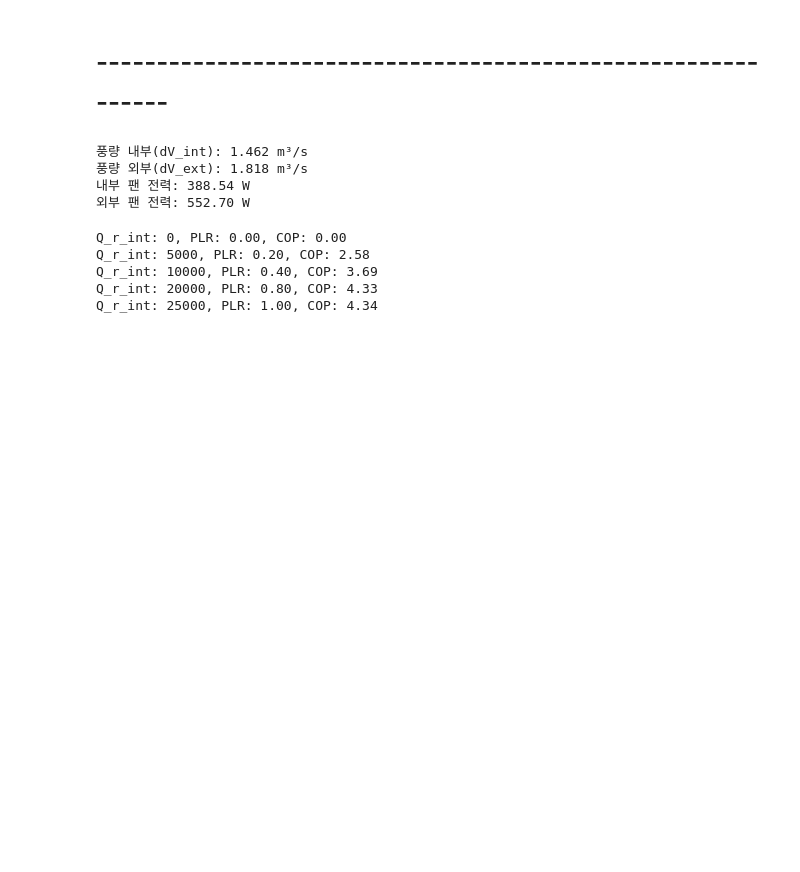
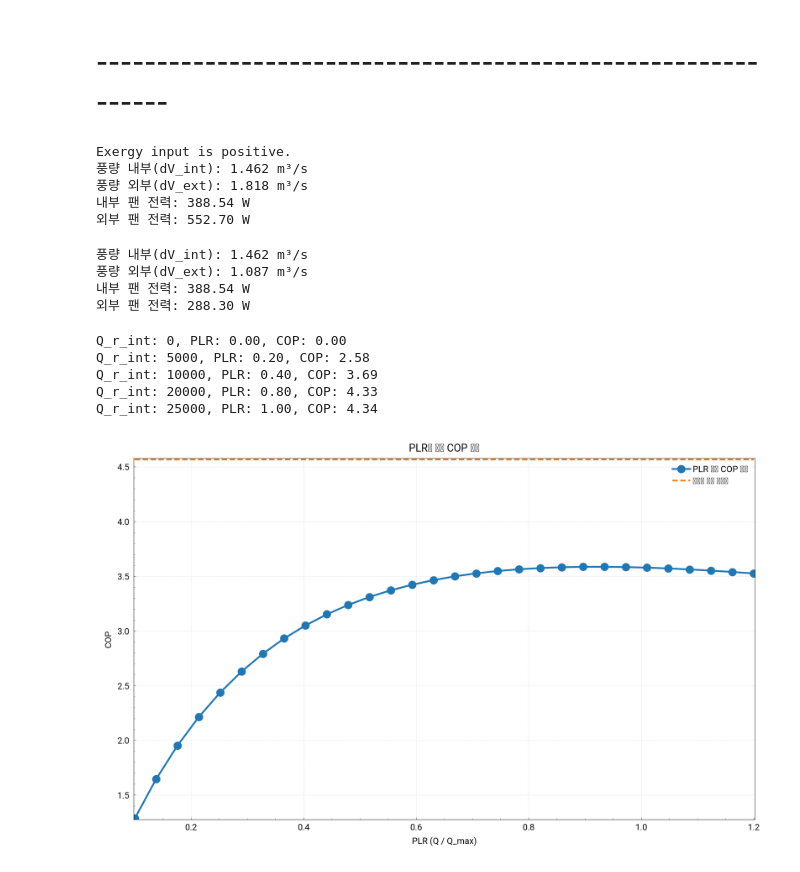
Before and after one commit to BET-lab/enex_analysis_engine, a Jupyter notebook: ASHP_plot.ipynb, the cells around one changed output. Cells and saved outputs as stored; diff of their text form; code cells hidden in the pictures; blank space fills up the shorter version.

```diff
--- a/ASHP_plot.ipynb
+++ b/ASHP_plot.ipynb
@@ -1424,15 +1424,39 @@ ASHP.Q_r_int = 18000
 ASHP.COP_model.max_cooling_load = 25000
 ASHP.system_update()
 
+net_cool_exergy = ASHP.X_a_int_out - ASHP.X_a_int_in
+if net_cool_exergy < 0:
+    print("Exergy input is negative.")
+else:
+    print("Exergy input is positive.")
+
 print(f"풍량 내부(dV_int): {ASHP.dV_int:.3f} m³/s")
 print(f"풍량 외부(dV_ext): {ASHP.dV_ext:.3f} m³/s")
 print(f"내부 팬 전력: {ASHP.E_fan_int:.2f} W")
 print(f"외부 팬 전력: {ASHP.E_fan_ext:.2f} W")
 # %% [output]
+Exergy input is positive.
 풍량 내부(dV_int): 1.462 m³/s
 풍량 외부(dV_ext): 1.818 m³/s
 내부 팬 전력: 388.54 W
 외부 팬 전력: 552.70 W
+# %%
+heating_model = AirSourceHeatPump_heating()
+heating_model.T_0 = cu.C2K(0)
+heating_model.T_a_int_in = cu.C2K(22)
+heating_model.Q_r_int = 18000
+heating_model.COP_model.max_heating_load = 25000
+heating_model.system_update()
+
+print(f"풍량 내부(dV_int): {heating_model.dV_int:.3f} m³/s")
+print(f"풍량 외부(dV_ext): {heating_model.dV_ext:.3f} m³/s")
+print(f"내부 팬 전력: {heating_model.E_fan_int:.2f} W")
+print(f"외부 팬 전력: {heating_model.E_fan_ext:.2f} W")
+# %% [output]
+풍량 내부(dV_int): 1.462 m³/s
+풍량 외부(dV_ext): 1.087 m³/s
+내부 팬 전력: 388.54 W
+외부 팬 전력: 288.30 W
 # %%
 cop_model = COP_by_PLR_cooling()
 
@@ -1453,3 +1477,48 @@ Q_r_int: 5000, PLR: 0.20, COP: 2.58
 Q_r_int: 10000, PLR: 0.40, COP: 3.69
 Q_r_int: 20000, PLR: 0.80, COP: 4.33
 Q_r_int: 25000, PLR: 1.00, COP: 4.34
+# %%
+import numpy as np
+import matplotlib.pyplot as plt
+
+# 설정값
+Toa = 32  # 실외온도 [°C]
+Tia = 22  # 실내온도 [°C]
+max_load = 25000  # 최대 냉방 부하 [W]
+
+# PLR 범위 설정
+PLR_range = np.linspace(0.1, 1.2, 30)
+COP_PLR = []
+COP_empirical = []
+
+# delta_T 계산
+delta_T = Toa - Tia
+COP2 = 5.06 - 0.05 * delta_T + 0.00006 * delta_T**2
+
+# PLR 기반 COP 계산
+for PLR in PLR_range:
+    Q = PLR * max_load
+
+    # PLR 기반 경험식
+    EIR_by_T = 0.38 + 0.02 * Tia + 0.01 * Toa
+    EIR_by_PLR = 0.22 + 0.50 * PLR + 0.26 * PLR**2
+    COP = PLR * 4.0 / (EIR_by_T * EIR_by_PLR)
+    COP_PLR.append(COP)
+
+    # 동일한 delta_T 기반 COP는 일정 (선형 그래프와 비교용)
+    COP_empirical.append(COP2)
+
+# 그래프 시각화
+fig, ax = plt.subplots(figsize=(8, 5))
+ax.plot(PLR_range, COP_PLR, label="PLR", marker='o')
+ax.plot(PLR_range, COP_empirical, label="COP", linestyle='--')
+
+ax.set_title("PLR에 따른 COP 비교")
+ax.set_xlabel("PLR (Q / Q_max)")
+ax.set_ylabel("COP")
+ax.grid(True)
+ax.legend()
+plt.tight_layout()
+plt.show()
+# %% [output]
+[figure, added]
```
